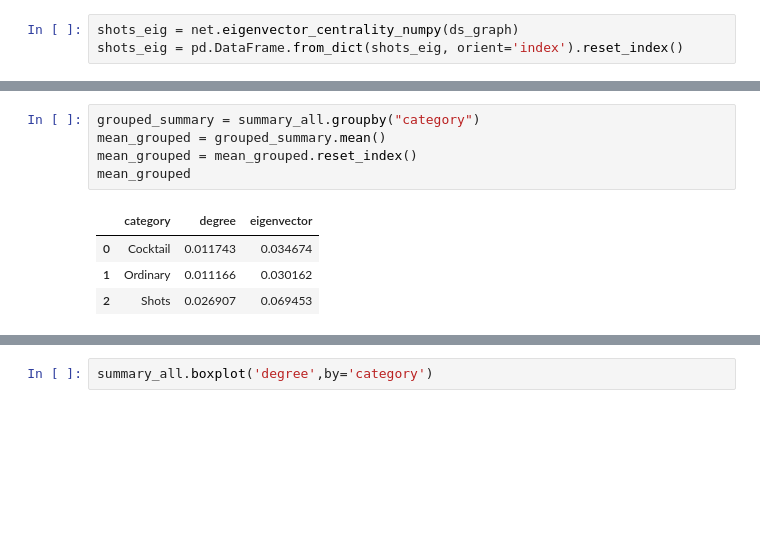
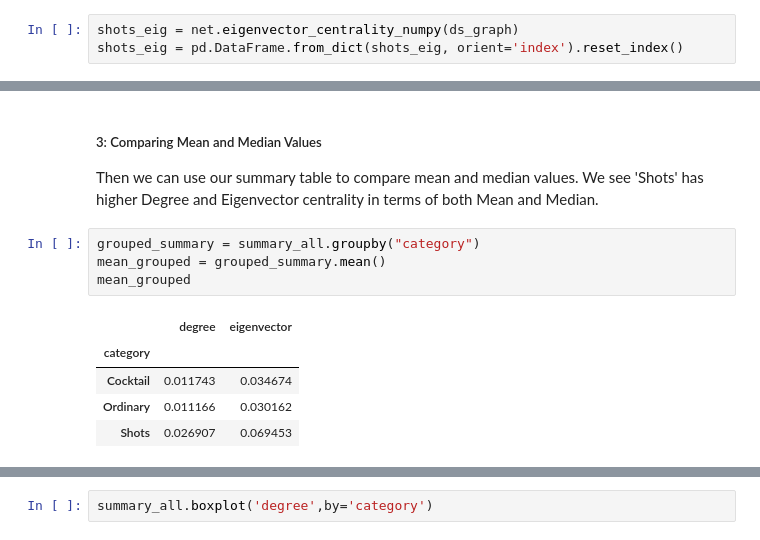
Before and after one commit to ebhtra/gory-graph, a Jupyter notebook: Project 1.ipynb, the cells around one changed output, grey strips where cells are left out. Cells and saved outputs as stored; diff of their text form; blank space fills up the shorter version.

```diff
--- a/Project 1.ipynb
+++ b/Project 1.ipynb
@@ -271,10 +261,14 @@ summary_all.head()
+# %% [markdown]
+##### 3: Comparing Mean and Median Values
+
+Then we can use our summary table to compare mean and median values. We see 'Shots' has higher Degree and Eigenvector centrality in terms of both Mean and Median.
 # %%
 grouped_summary = summary_all.groupby("category")
 mean_grouped = grouped_summary.mean()
-mean_grouped = mean_grouped.reset_index()
 mean_grouped
 # %% [output]
-|  | category | degree | eigenvector |
-| 0 | Cocktail | 0.011743 | 0.034674 |
-| 1 | Ordinary | 0.011166 | 0.030162 |
-| 2 | Shots | 0.026907 | 0.069453 |
+|  | degree | eigenvector |
+| category |  |  |
+| Cocktail | 0.011743 | 0.034674 |
+| Ordinary | 0.011166 | 0.030162 |
+| Shots | 0.026907 | 0.069453 |
```
Also changed, not shown: parts of 45 cells of this notebook.
